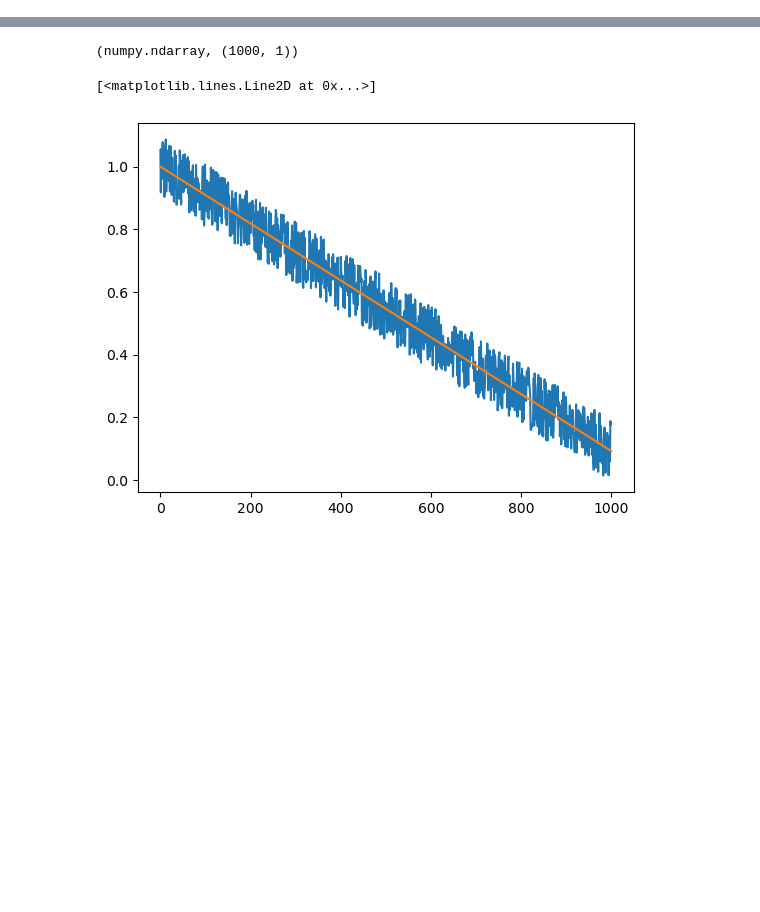
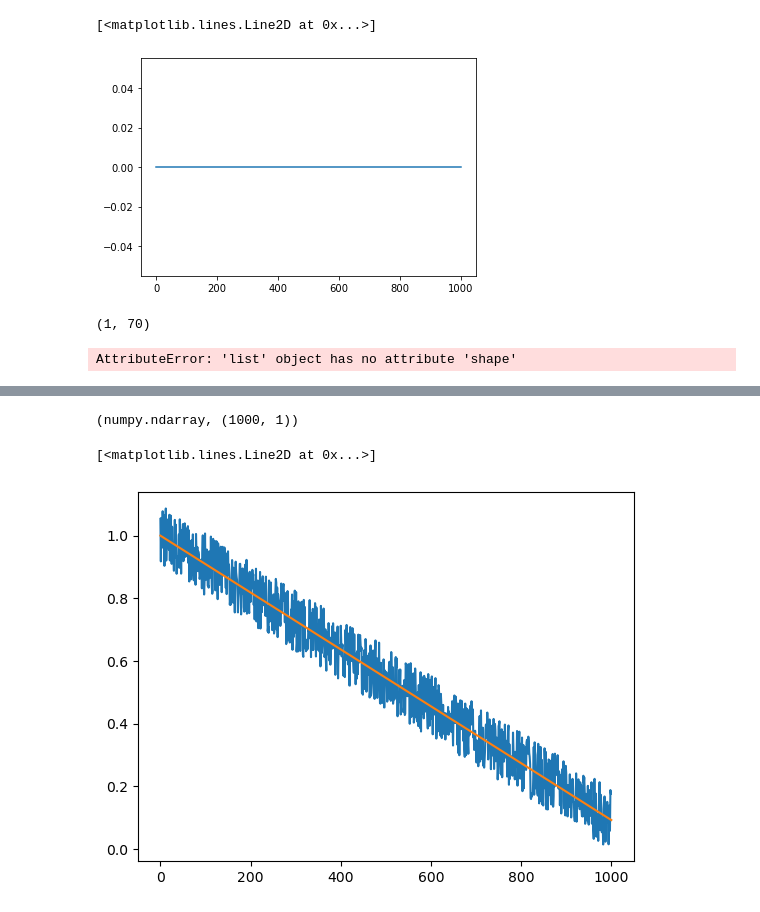
Before and after one commit to vms10/reservoirs_code, a Jupyter notebook: pruebas.ipynb, the cells around one changed output, grey strips where cells are left out. Cells and saved outputs as stored; diff of their text form; code cells hidden in the pictures; blank space fills up the shorter version.

```diff
--- a/pruebas.ipynb
+++ b/pruebas.ipynb
@@ -40,0 +59,5 @@ list
+# %%
+plt.plot(first_out[:,1])
+# %% [output]
+[<matplotlib.lines.Line2D at 0x...>]
+[figure, added]
@@ -40,0 +77,8 @@ list
+# %%
+in_weight.T.shape
+# %% [output]
+(1, 70)
+# %%
+x_der.shape
+# %% [output]
+AttributeError: 'list' object has no attribute 'shape'
```
Also changed, not shown: parts of 32 cells of this notebook, 14 other files.
